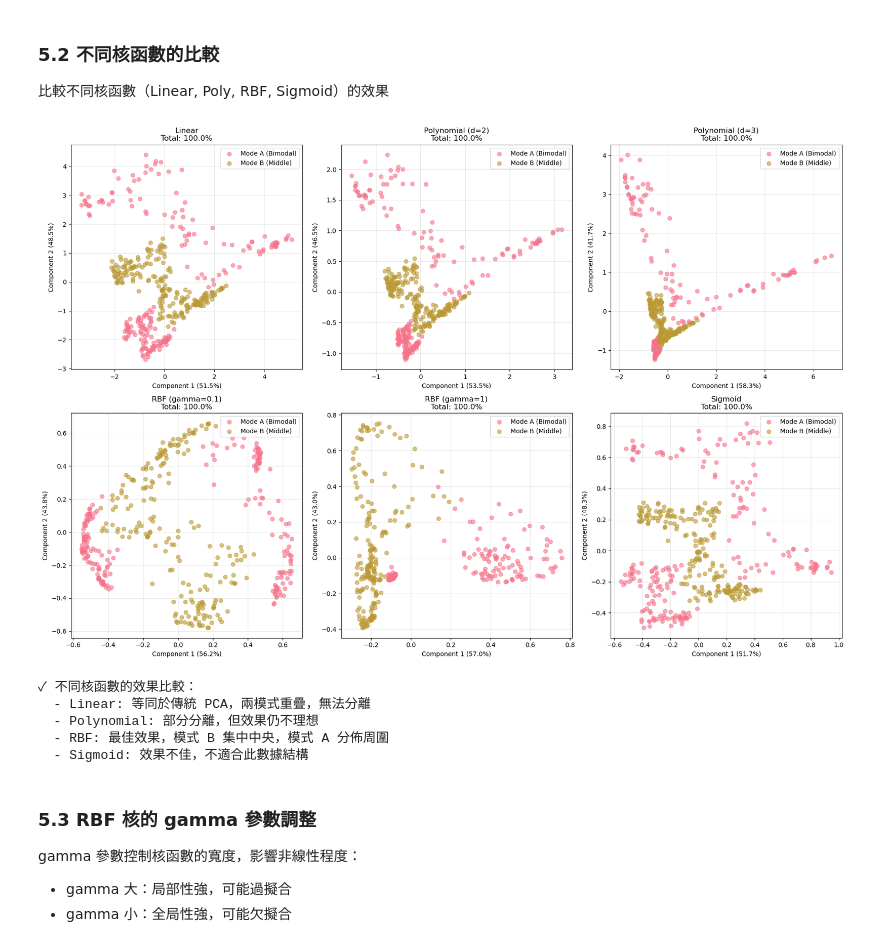
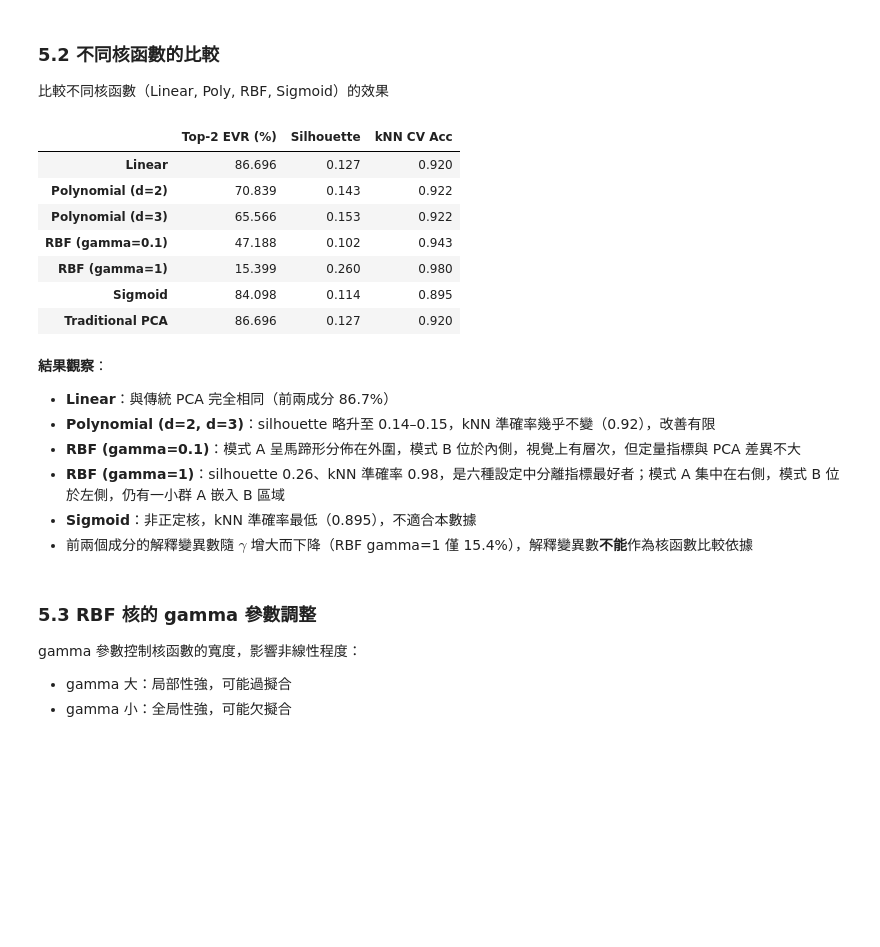
Before and after one commit to d9148408/ChemE-3590, a Jupyter notebook: Part_2/Unit06/Unit06_Kernel_PCA.ipynb, the cells around one changed output. Saved outputs shown, nothing was run; the diff lists cells and outputs as text; code cells hidden in the pictures; blank space fills up the shorter version.

```diff
--- a/Part_2/Unit06/Unit06_Kernel_PCA.ipynb
+++ b/Part_2/Unit06/Unit06_Kernel_PCA.ipynb
@@ -437,6 +448,10 @@ print("傳統 PCA 解釋變異數比例:")
 for i, var in enumerate(pca.explained_variance_ratio_, 1):
     print(f"  PC{i}: {var:.4f} ({var*100:.2f}%)")
 print(f"\n累積解釋變異數: {pca.explained_variance_ratio_.sum():.4f} ({pca.explained_variance_ratio_.sum()*100:.2f}%)")
+
+# 定量分離指標
+sil_pca, acc_pca = separation_metrics(X_train_pca, y_train)
+print(f"\nPCA 分離指標: silhouette = {sil_pca:.3f}, kNN CV accuracy = {acc_pca:.3f}")
 
 # 視覺化 PCA 結果
 fig, ax = plt.subplots(figsize=(8, 6))
@@ -456,13 +471,12 @@ plt.tight_layout()
 plt.savefig(FIG_DIR / '02_traditional_pca_result.png', dpi=300, bbox_inches='tight')
 plt.show()
 
-print("\n【關鍵觀察】傳統 PCA 的困境：")
-print("  ✓ 解釋變異數高達 86.70%（成功捕捉了數據的主要變異）")
-print("  ✗ 但兩種模式嚴重重疊（無法有效分離類別）")
-print("\n重要概念：「高解釋變異數」≠「好的類別分離效果」")
-print("  - PC1/PC2 捕捉的是數據總體變異（溫度範圍、壓力範圍等）")
-print("  - 但這些變異方向不一定能有效區分兩種操作模式")
-print("  - 結果：兩模式在 PC1-PC2 平面上大量重疊，無法分群")
+print("\n【關鍵觀察】傳統 PCA 的限制：")
+print("  ✓ 前兩個主成分解釋了約 86.7% 的變異（第 3 個主成分僅約 9.2%）")
+print("  ✓ 模式 B 在 PC 平面上呈帶狀，與模式 A 的大部分區域可分開")
+print("  ✗ 模式 A 分佈在模式 B 的上方（含右側延伸）與下方，B 呈 V 形帶夾在其間，僅靠單一直線無法分開 A 與 B")
+print("  ✗ 模式 A 下方群與模式 B 在 PC1 約 -0.5 ~ 0.5、PC2 約 -1 附近邊界緊鄰，有局部混合")
+print("\n重要概念：「高解釋變異數」≠「類別線性可分」")
 # %% [output]
 傳統 PCA 解釋變異數比例:
   PC1: 0.4463 (44.63%)
@@ -551,49 +578,66 @@ kernels = {
 # 建立模型並轉換數據
 results = {}
 for name, params in kernels.items():
-    kpca = KernelPCA(n_components=2, **params, fit_inverse_transform=True, random_state=42)
+    kpca = KernelPCA(n_components=2, **params, fit_inverse_transform=True, random_state=SEED)
     X_transformed = kpca.fit_transform(X_train_scaled)
+    evr = kpca_explained_variance(X_train_scaled, **params)
+    sil, acc = separation_metrics(X_transformed, y_train)
     results[name] = {
         'model': kpca,
         'X_transformed': X_transformed,
-        'explained_var': kpca.eigenvalues_[:2] / kpca.eigenvalues_.sum()
+        'explained_var': evr[:2],
+        'silhouette': sil,
+        'knn_acc': acc
     }
 
 # 視覺化比較
 fig, axes = plt.subplots(2, 3, figsize=(18, 12))
 axes = axes.flatten()
 
 for idx, (name, result) in enumerate(results.items()):
     X_transformed = result['X_transformed']
     explained_var = result['explained_var']
 
     for mode in np.unique(y_train):
         mask = y_train == mode
         axes[idx].scatter(X_transformed[mask, 0], X_transformed[mask, 1],
                          label=mode, alpha=0.6, s=40)
 
     axes[idx].set_xlabel(f'Component 1 ({explained_var[0]*100:.1f}%)')
     axes[idx].set_ylabel(f'Component 2 ({explained_var[1]*100:.1f}%)')
-    axes[idx].set_title(f'{name}\nTotal: {explained_var.sum()*100:.1f}%')
+    axes[idx].set_title(f'{name}\nTop-2: {explained_var.sum()*100:.1f}% | Sil={result["silhouette"]:.2f}, kNN={result["knn_acc"]:.2f}')
     axes[idx].legend()
     axes[idx].grid(True, alpha=0.3)
 
 plt.tight_layout()
 plt.savefig(FIG_DIR / '04_kernel_comparison.png', dpi=300, bbox_inches='tight')
 plt.show()
 
-print("✓ 不同核函數的效果比較：")
-print("  - Linear: 等同於傳統 PCA，兩模式重疊，無法分離")
-print("  - Polynomial: 部分分離，但效果仍不理想")
-print("  - RBF: 最佳效果，模式 B 集中中央，模式 A 分佈周圍")
-print("  - Sigmoid: 效果不佳，不適合此數據結構")
+# 定量比較表
+summary_kernel = pd.DataFrame({
+    'Top-2 EVR (%)': {k: v['explained_var'].sum() * 100 for k, v in results.items()},
+    'Silhouette': {k: v['silhouette'] for k, v in results.items()},
+    'kNN CV Acc': {k: v['knn_acc'] for k, v in results.items()},
+}).round(3)
+summary_kernel.loc['Traditional PCA'] = [pca.explained_variance_ratio_.sum() * 100, sil_pca, acc_pca]
+display(summary_kernel.round(3))
 # %% [output]
-[figure, removed]
-✓ 不同核函數的效果比較：
-  - Linear: 等同於傳統 PCA，兩模式重疊，無法分離
-  - Polynomial: 部分分離，但效果仍不理想
-  - RBF: 最佳效果，模式 B 集中中央，模式 A 分佈周圍
-  - Sigmoid: 效果不佳，不適合此數據結構
+|  | Top-2 EVR (%) | Silhouette | kNN CV Acc |
+| Linear | 86.696 | 0.127 | 0.920 |
+| Polynomial (d=2) | 70.839 | 0.143 | 0.922 |
+| Polynomial (d=3) | 65.566 | 0.153 | 0.922 |
+| RBF (gamma=0.1) | 47.188 | 0.102 | 0.943 |
+| RBF (gamma=1) | 15.399 | 0.260 | 0.980 |
+| Sigmoid | 84.098 | 0.114 | 0.895 |
+| Traditional PCA | 86.696 | 0.127 | 0.920 |
+# %% [markdown]
+**結果觀察**：
+- **Linear**：與傳統 PCA 完全相同（前兩成分 86.7%）
+- **Polynomial (d=2, d=3)**：silhouette 略升至 0.14–0.15，kNN 準確率幾乎不變（0.92），改善有限
+- **RBF (gamma=0.1)**：模式 A 呈馬蹄形分佈在外圍，模式 B 位於內側，視覺上有層次，但定量指標與 PCA 差異不大
+- **RBF (gamma=1)**：silhouette 0.26、kNN 準確率 0.98，是六種設定中分離指標最好者；模式 A 集中在右側，模式 B 位於左側，仍有一小群 A 嵌入 B 區域
+- **Sigmoid**：非正定核，kNN 準確率最低（0.895），不適合本數據
+- 前兩個成分的解釋變異數隨 $\gamma$ 增大而下降（RBF gamma=1 僅 15.4%），解釋變異數**不能**作為核函數比較依據
 # %% [markdown]
 ### 5.3 RBF 核的 gamma 參數調整
 
```
Also changed, not shown: parts of 19 cells of this notebook, 27 other files.
